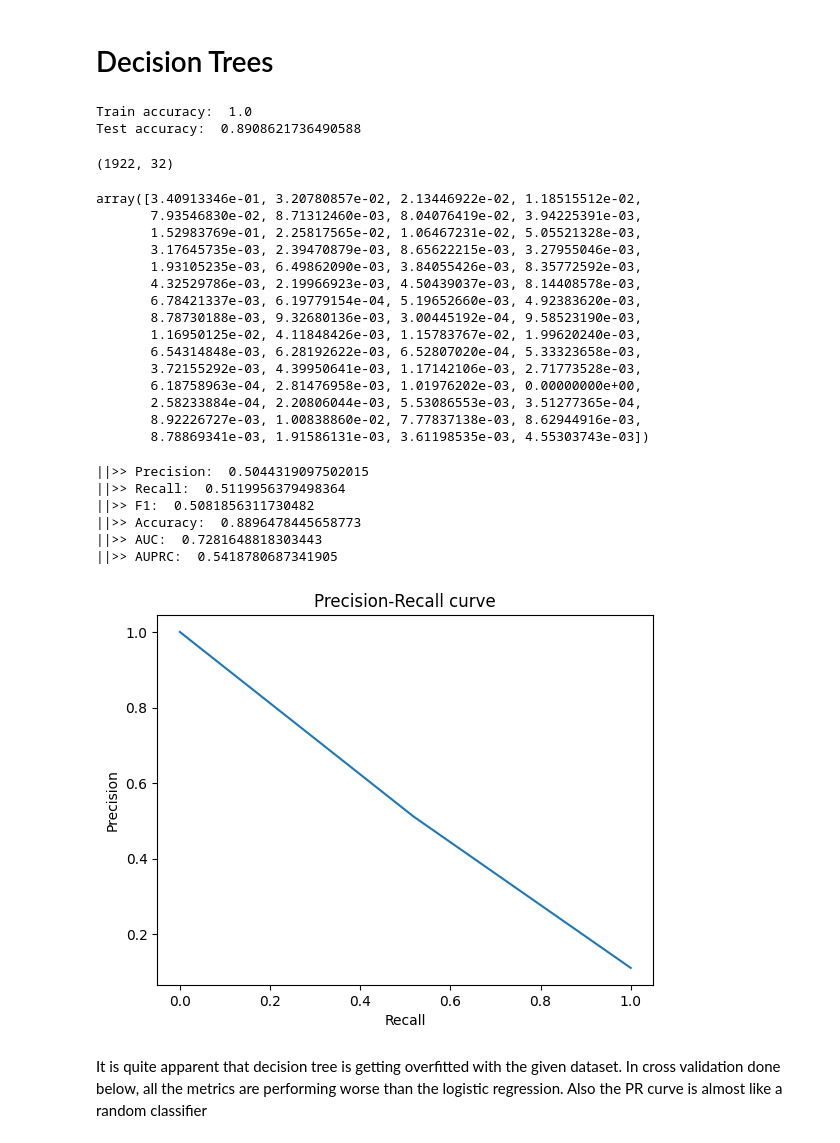
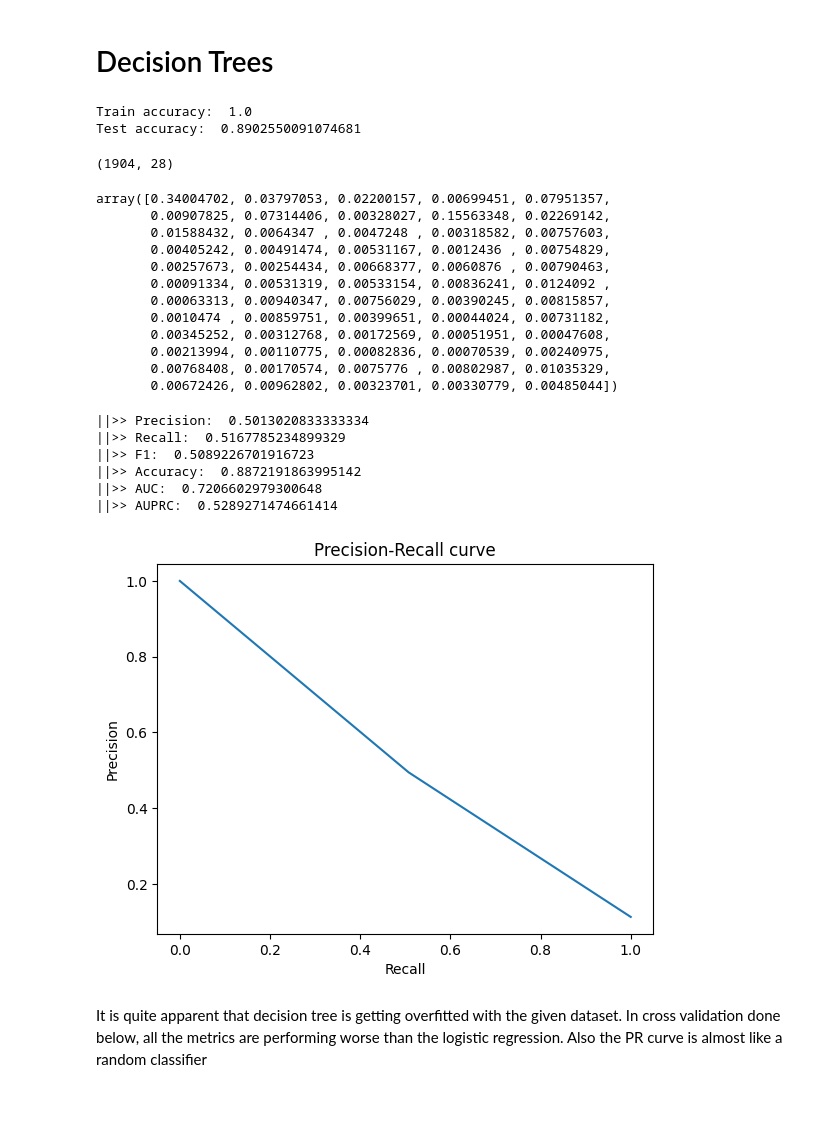
Before and after one commit to a-anurag1024/Bank_Marketing, a Jupyter notebook: notebooks/ml_classifiers.ipynb, the cells around one changed output. Drawn from its saved outputs; the diff is of its cells as text; code cells hidden in the pictures; blank space fills up the shorter version.

```diff
--- a/notebooks/ml_classifiers.ipynb
+++ b/notebooks/ml_classifiers.ipynb
@@ -54,8 +54,8 @@ from sklearn.model_selection import cross_val_predict
 Y_scores = cross_val_predict(model, X, Y, cv=10, method='decision_function')
 fpr, tpr, thresholds = roc_curve(Y, Y_scores)
 
-#model = LogisticRegression()
-#model.fit(X_train, Y_train)
+model = LogisticRegression()
+model.fit(X_train, Y_train)
 Y_scores = model.decision_function(X_test)
 fpr, tpr, thresholds = roc_curve(Y_test, Y_scores)
 
@@ -252,39 +246,36 @@ print("Train accuracy: ", train_score)
 print("Test accuracy: ", test_score)
 # %% [output]
 Train accuracy:  1.0
-Test accuracy:  0.8908621736490588
+Test accuracy:  0.8902550091074681
 # %%
 model.tree_.n_leaves, model.tree_.max_depth
 # %% [output]
-(1922, 32)
+(1904, 28)
 # %%
 model.feature_importances_
 # %% [output]
-array([3.40913346e-01, 3.20780857e-02, 2.13446922e-02, 1.18515512e-02,
-       7.93546830e-02, 8.71312460e-03, 8.04076419e-02, 3.94225391e-03,
-       1.52983769e-01, 2.25817565e-02, 1.06467231e-02, 5.05521328e-03,
-       3.17645735e-03, 2.39470879e-03, 8.65622215e-03, 3.27955046e-03,
-       1.93105235e-03, 6.49862090e-03, 3.84055426e-03, 8.35772592e-03,
-       4.32529786e-03, 2.19966923e-03, 4.50439037e-03, 8.14408578e-03,
-       6.78421337e-03, 6.19779154e-04, 5.19652660e-03, 4.92383620e-03,
-       8.78730188e-03, 9.32680136e-03, 3.00445192e-04, 9.58523190e-03,
-       1.16950125e-02, 4.11848426e-03, 1.15783767e-02, 1.99620240e-03,
-       6.54314848e-03, 6.28192622e-03, 6.52807020e-04, 5.33323658e-03,
-       3.72155292e-03, 4.39950641e-03, 1.17142106e-03, 2.71773528e-03,
-       6.18758963e-04, 2.81476958e-03, 1.01976202e-03, 0.00000000e+00,
-       2.58233884e-04, 2.20806044e-03, 5.53086553e-03, 3.51277365e-04,
-       8.92226727e-03, 1.00838860e-02, 7.77837138e-03, 8.62944916e-03,
-       8.78869341e-03, 1.91586131e-03, 3.61198535e-03, 4.55303743e-03])
+array([0.34004702, 0.03797053, 0.02200157, 0.00699451, 0.07951357,
+       0.00907825, 0.07314406, 0.00328027, 0.15563348, 0.02269142,
+       0.01588432, 0.0064347 , 0.0047248 , 0.00318582, 0.00757603,
+       0.00405242, 0.00491474, 0.00531167, 0.0012436 , 0.00754829,
+       0.00257673, 0.00254434, 0.00668377, 0.0060876 , 0.00790463,
+       0.00091334, 0.00531319, 0.00533154, 0.00836241, 0.0124092 ,
+       0.00063313, 0.00940347, 0.00756029, 0.00390245, 0.00815857,
+       0.0010474 , 0.00859751, 0.00399651, 0.00044024, 0.00731182,
+       0.00345252, 0.00312768, 0.00172569, 0.00051951, 0.00047608,
+       0.00213994, 0.00110775, 0.00082836, 0.00070539, 0.00240975,
+       0.00768408, 0.00170574, 0.0075776 , 0.00802987, 0.01035329,
+       0.00672426, 0.00962802, 0.00323701, 0.00330779, 0.00485044])
 # %%
-save_model_and_performance(model, X, Y, 'decision_tree')
+save_model_and_performance(model, X_test, Y_test, 'decision_tree')
 # %% [output]
-||>> Precision:  0.5044319097502015
-||>> Recall:  0.5119956379498364
-||>> F1:  0.5081856311730482
-||>> Accuracy:  0.8896478445658773
-||>> AUC:  0.7281648818303443
-||>> AUPRC:  0.5418780687341905
+||>> Precision:  0.5013020833333334
+||>> Recall:  0.5167785234899329
+||>> F1:  0.5089226701916723
+||>> Accuracy:  0.8872191863995142
+||>> AUC:  0.7206602979300648
+||>> AUPRC:  0.5289271474661414
-[figure, old version]
+[figure, new version]
 # %% [markdown]
 It is quite apparent that decision tree is getting overfitted with the given dataset. In cross validation done below, all the metrics are performing worse than the logistic regression. Also the PR curve is almost like a random classifier
 # %%
```
Also changed, not shown: parts of 11 cells of this notebook, 7 other files.
